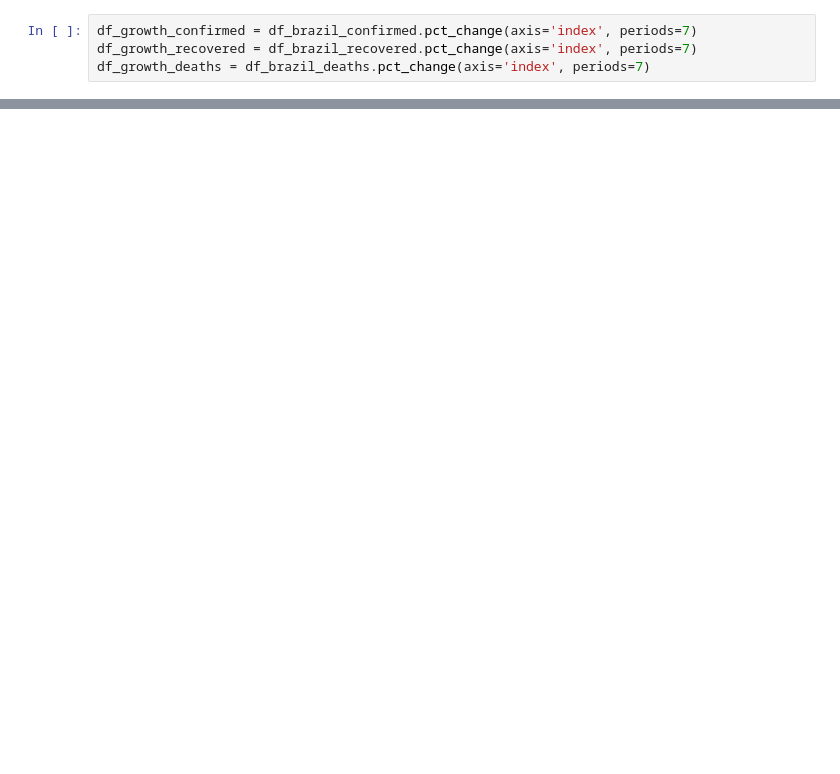
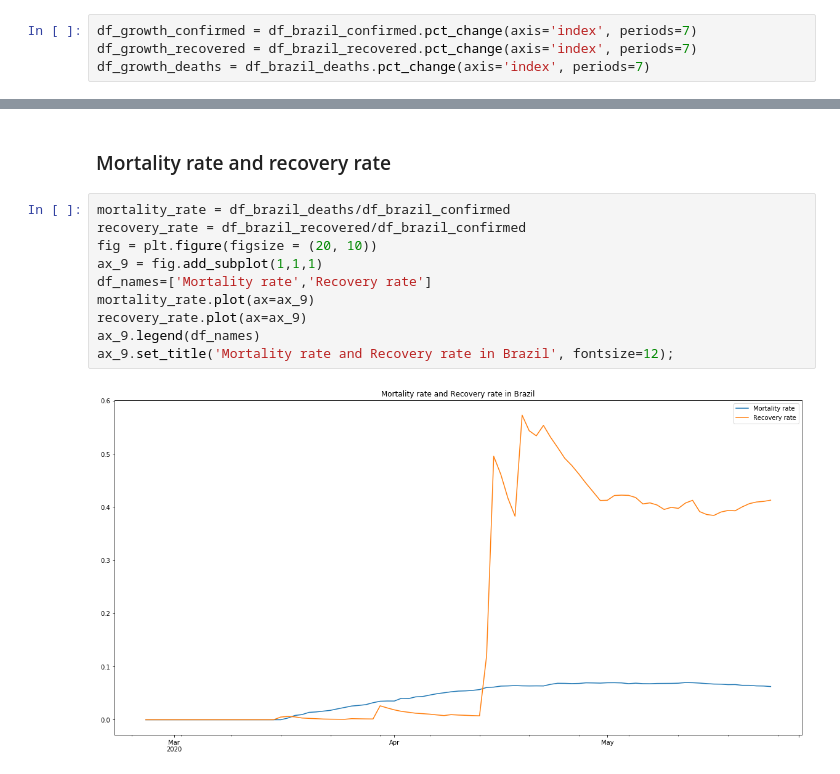
Before and after one commit to ErikSugawara/covid19-visualization-analysis, a Jupyter notebook: covid_visual_analysis.ipynb, the cells around one changed output, grey strips where cells are left out. Drawn from its saved outputs; the diff is of its cells as text; blank space fills up the shorter version.

```diff
--- a/covid_visual_analysis.ipynb
+++ b/covid_visual_analysis.ipynb
@@ -246,0 +246,14 @@ ax_8.legend(df_names);
+# %% [markdown]
+### Mortality rate and recovery rate
+# %%
+mortality_rate = df_brazil_deaths/df_brazil_confirmed
+recovery_rate = df_brazil_recovered/df_brazil_confirmed
+fig = plt.figure(figsize = (20, 10))
+ax_9 = fig.add_subplot(1,1,1)
+df_names=['Mortality rate','Recovery rate']
+mortality_rate.plot(ax=ax_9)
+recovery_rate.plot(ax=ax_9)
+ax_9.legend(df_names)
+ax_9.set_title('Mortality rate and Recovery rate in Brazil', fontsize=12);
+# %% [output]
+[figure, added]
```
Also changed, not shown: parts of 18 cells of this notebook.
